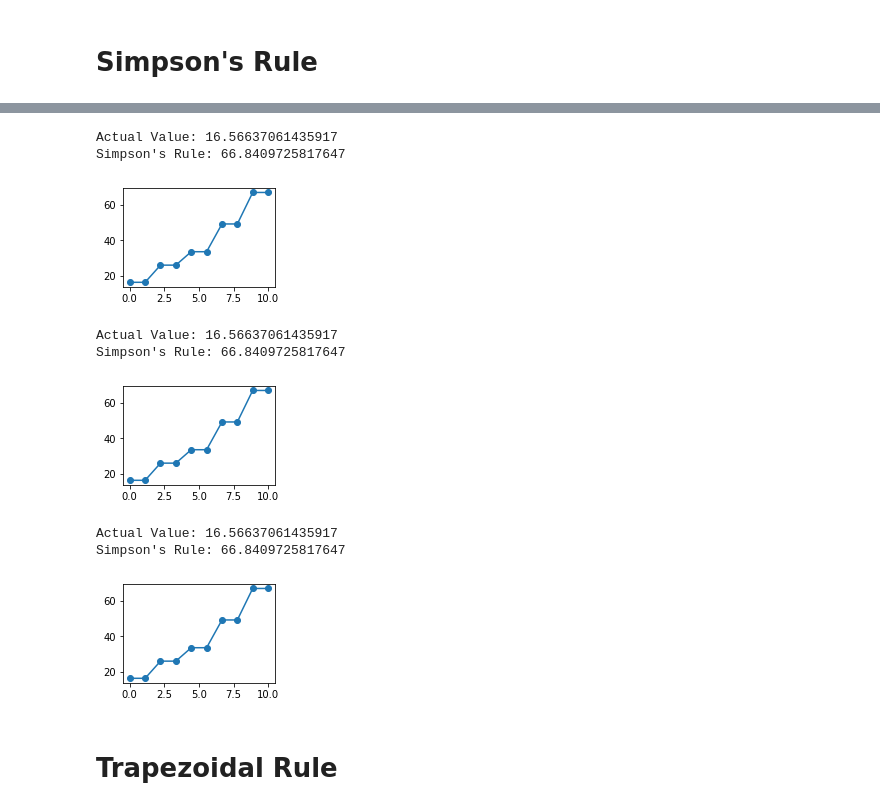
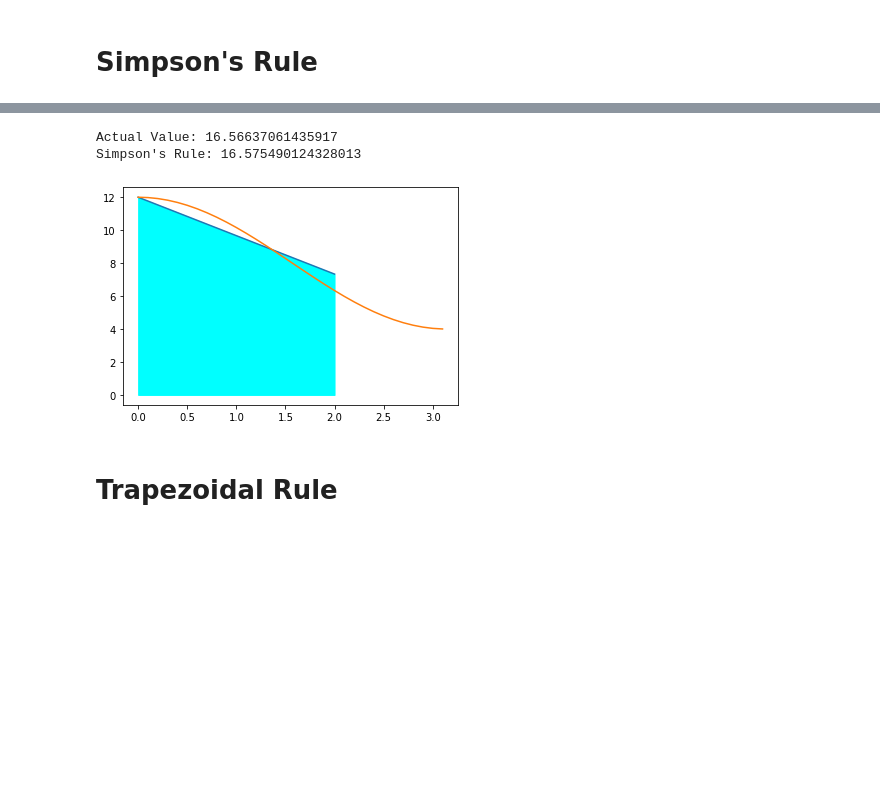
Before and after one commit to kronmess/CompMathFinalProject, a Jupyter notebook: Computational_Math_Final_Project.ipynb, the cells around one changed output, grey strips where cells are left out. Saved outputs shown, nothing was run; the diff lists cells and outputs as text; code cells hidden in the pictures; blank space fills up the shorter version.

```diff
--- a/Computational_Math_Final_Project.ipynb
+++ b/Computational_Math_Final_Project.ipynb
@@ -96,49 +88,44 @@ def simpson(sum1,sum2,a,b,n,h):
     for i in range(1,n,2):
         x = a + i *h
         sum1 = sum1 + f(x)
     for i in range(2,n-1,2):
         x = a +  i * h
         sum2 = sum2 + f(x)
     simpson = h * (f(a)+ 4* sum1 + 2*sum2+f(b))/3
     return simpson
 
 
 simpson_array = []
 
 button = widgets.Button(description="Simpson")
 display(button)
 for i in range(2,12):
         simpson_array.append(simpson(sum1,sum2,a,b,i,h))
 def fun2():
     print("Actual Value: 16.56637061435917")
     print("Simpson's Rule: " + str(simpson(sum1,sum2,a,b,n,h)))
+    # Line of f(x)
+    x = np.arange(0,np.pi,0.1)
+    y = 8 + (4 * np.cos(x))
+    xg = np.linspace(2, 0)
+    yg = np.linspace(f(10.82842712474619),f(0))
+    plt.plot(xg,yg)
+    plt.plot(x,y)
+    plt.fill_between(xg,yg,color = 'cyan') #Area
+    plt.show()
 
 
-    x = np.linspace(0, 10, 10)
-    y = simpson_array
-    fig = plt.figure(1); plt.clf()
-    ax2 = fig.add_subplot(2,2,2)
-    ax2.plot(x,y,'-o')
 
 
 def on_button_clicked(b):
     fun2()
 
 button.on_click(on_button_clicked)
-
-
-#actual value is 16.56637061435917
 # %% [output]
 [interactive output not drawn]
 Actual Value: 16.56637061435917
-Simpson's Rule: 66.8409725817647
+Simpson's Rule: 16.575490124328013
-[figure, old version]
+[figure, new version]
-Actual Value: 16.56637061435917
-Simpson's Rule: 66.8409725817647
-[figure, removed]
-Actual Value: 16.56637061435917
-Simpson's Rule: 66.8409725817647
-[figure, removed]
 # %% [markdown]
 # Trapezoidal Rule
 # %% [markdown]
```
Also changed, not shown: parts of 4 cells of this notebook.
